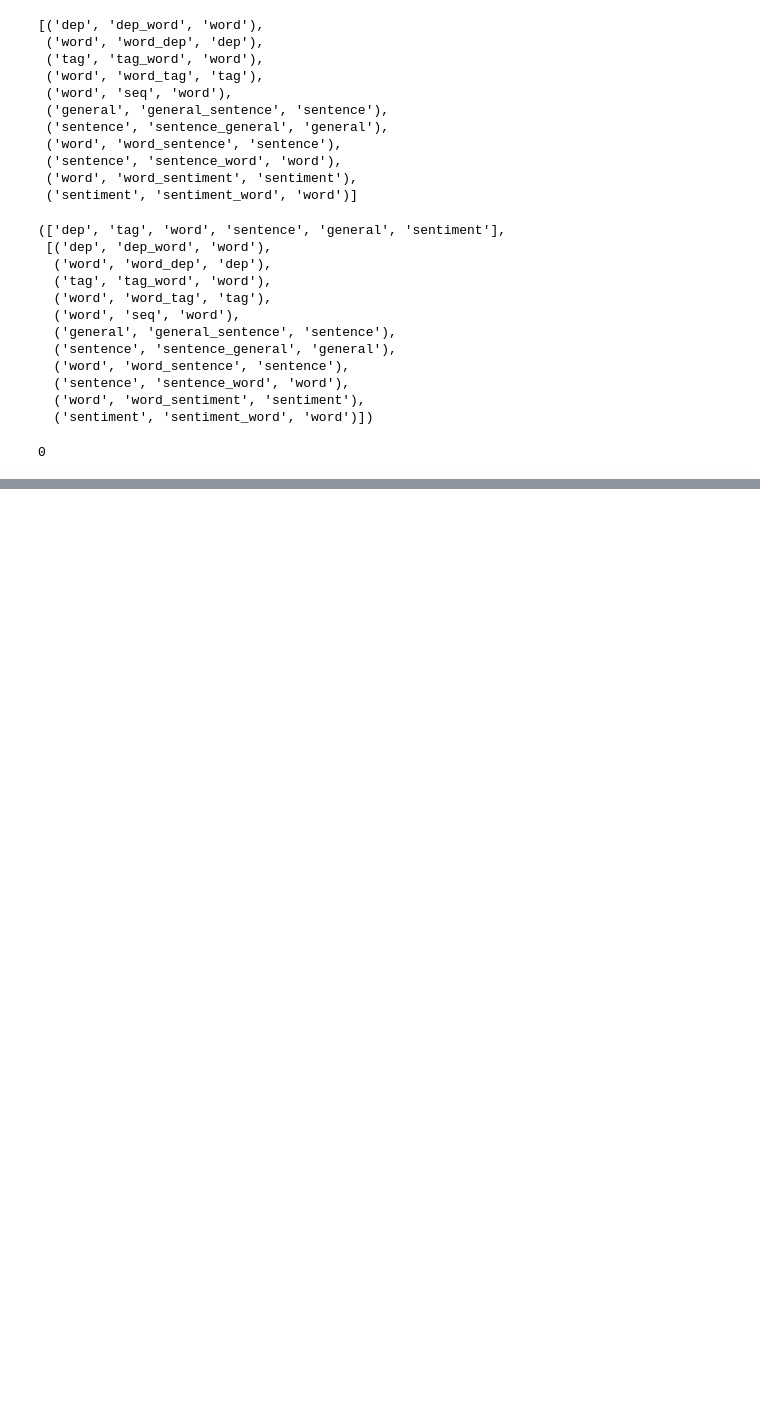
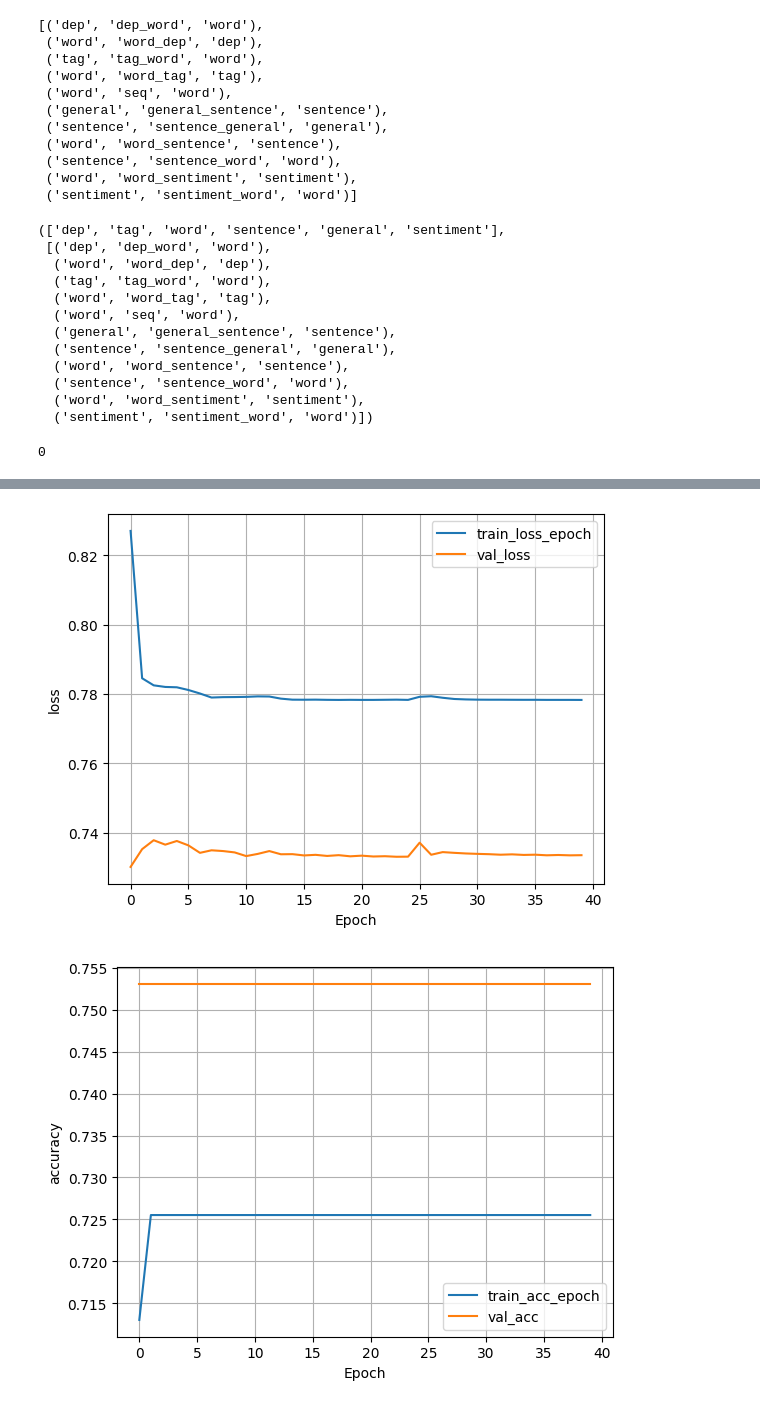
Before and after one commit to raziehAskarizade/Beyond-Words, a Jupyter notebook: codes.ipynb, the cells around one changed output, grey strips where cells are left out. Drawn from its saved outputs; the diff is of its cells as text; code cells hidden in the pictures; blank space fills up the shorter version.

```diff
--- a/codes.ipynb
+++ b/codes.ipynb
@@ -85,7 +85,7 @@ import pandas as pd
 #     #     print(tokens)
 # %%
 graph_type= TextGraphType.FULL
-data_manager = DigiKalaGraphDataModule(config, test_size=0.2, val_size=0.2, shuffle=False, start_data_load=0 , end_data_load = 3261 , device='cpu', batch_size=batch_size, graph_type=graph_type, load_preprocessed_data = False)
+data_manager = DigiKalaGraphDataModule(config, test_size=0.2, val_size=0.2, shuffle=False, start_data_load=0 , end_data_load = 3261 , device='cpu', batch_size=batch_size, graph_type=graph_type, load_preprocessed_data = True)
 data_manager.load_labels()
 data_manager.load_graphs()
 # %% [output]
@@ -509,13 +546,13 @@ print(torch.cuda.device_count())
 # %%
 for i in range(1):
     for k in edge_type_weights:
-        graph_embedding = HeteroDeepGraphEmbedding6(300, 3, metadata, 32, dropout=0.1, edge_type_count=2, edge_type_weights=edge_type_weights[k], active_keys=['word', 'general'])
+        graph_embedding = HeteroDeepGraphEmbedding6(300, 3, metadata, 16, dropout=0.4, edge_type_count=2, edge_type_weights=edge_type_weights[k], active_keys=['word', 'general'])
         graph_embedding = graph_embedding.to(device)
         callbacks = [
         ModelCheckpoint(save_top_k=5, mode='max', monitor='val_acc', save_last=True)
         ]
-        loss_func = MulticlassHeteroLoss2(exception_keys=['word'], enc_factor=0.0003)
-        optimizer = torch.optim.Adam(graph_embedding.parameters(), lr=0.0045, weight_decay=0.00125)
+        loss_func = MulticlassHeteroLoss2(exception_keys=['word'], enc_factor=0.003)
+        optimizer = torch.optim.Adam(graph_embedding.parameters(), lr=0.045, weight_decay=0.0125)
         lr_scheduler = torch.optim.lr_scheduler.MultiStepLR(optimizer, milestones=[6, 13, 28, 45, 60], gamma=0.5, verbose=True)
         lightning_model = HeteroMultiClassLightningModel(graph_embedding, 4,
                                             optimizer=optimizer,
@@ -524,11 +561,11 @@ for i in range(1):
                                             batch_size=batch_size,
                                             user_lr_scheduler=True,
                                             lr_scheduler=lr_scheduler,
-                                            min_lr=0.0005
+                                            min_lr=0.005
                                             ).to(device)
         lightning_model.model.to(device)
 
-        model_manager = ClassifierModelManager(graph_embedding, lightning_model, log_name='hetero_model_20_AG',device=device, num_train_epoch=120)
+        model_manager = ClassifierModelManager(graph_embedding, lightning_model, log_name='hetero_model_20_AG',device=device, num_train_epoch=40)
         model_manager.fit(datamodule=data_manager)
         # model_manager.save_plot_csv_logger(loss_names=['train_loss_epoch', 'val_loss'], eval_names=['train_acc_epoch', 'val_acc'], name_prepend=f'tests_{i}_{k}')
         model_manager.torch_model = model_manager.torch_model.to(device)
@@ -671,0 +699,24 @@ len(list2)
+# %%
+import matplotlib.pyplot as plt
+import pandas as pd
+
+'''From torch lightning tutorials'''
+def plot_csv_logger(csv_path, loss_names=['train_loss_epoch', 'val_loss'], eval_names=['train_acc_epoch', 'val_acc']):
+    metrics = pd.read_csv(csv_path)
+
+    aggregation_metrics = []
+    agg_col = 'epoch'
+    for i, dfg in metrics.groupby(agg_col):
+        agg = dict(dfg.mean())
+        agg[agg_col] = i
+        aggregation_metrics.append(agg)
+
+    df_metrics = pd.DataFrame(aggregation_metrics)
+    df_metrics[loss_names].plot(grid=True, legend=True, xlabel='Epoch', ylabel='loss')
+    df_metrics[eval_names].plot(grid=True, legend=True, xlabel='Epoch', ylabel='accuracy')
+    plt.show()
+# %%
+plot_csv_logger(r'C:\Users\razieh\Downloads\Beyond-Words\logs\hetero_model_20_AG\version_45\metrics.csv')
+# %% [output]
+[figure, added]
+[figure, added]
```
Also changed, not shown: parts of 13 cells of this notebook.
